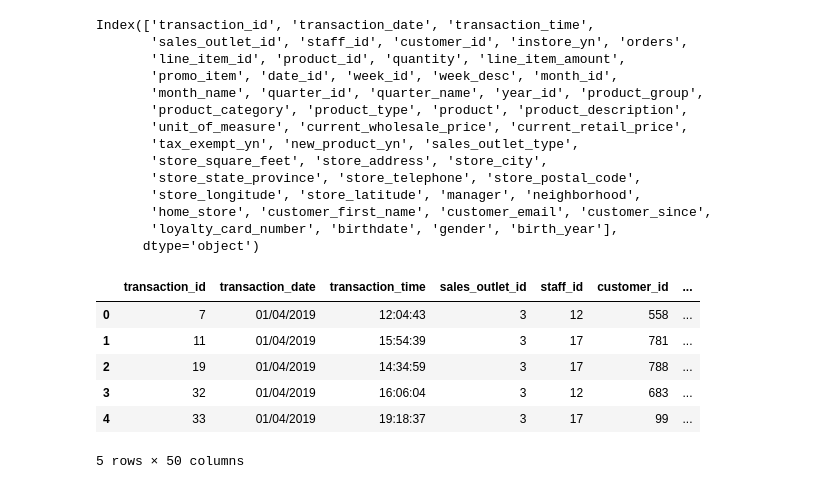
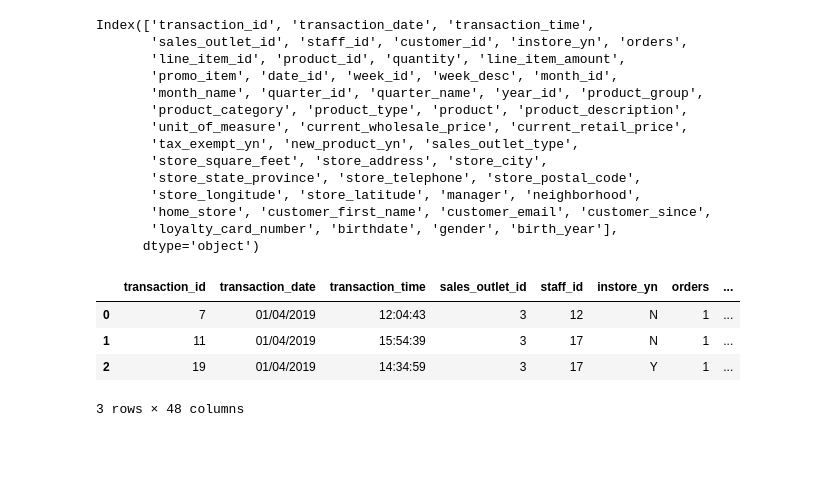
Before and after one commit to hpenapp/EjercicioRedencion, a Jupyter notebook: plotExamples.ipynb, the cells around one changed output. Drawn from its saved outputs; the diff is of its cells as text; code cells hidden in the pictures; blank space fills up the shorter version.

```diff
--- a/plotExamples.ipynb
+++ b/plotExamples.ipynb
@@ -230,13 +230,3 @@ Index(['transaction_id', 'transaction_date', 'transaction_time',
        'home_store', 'customer_first_name', 'customer_email', 'customer_since',
        'loyalty_card_number', 'birthdate', 'gender', 'birth_year'],
       dtype='object')
-# %%
-superData.head(5)
-# %% [output]
-|  | transaction_id | transaction_date | transaction_time | sales_outlet_id | staff_id | customer_id | ... |
-| 0 | 7 | 01/04/2019 | 12:04:43 | 3 | 12 | 558 | ... |
-| 1 | 11 | 01/04/2019 | 15:54:39 | 3 | 17 | 781 | ... |
-| 2 | 19 | 01/04/2019 | 14:34:59 | 3 | 17 | 788 | ... |
-| 3 | 32 | 01/04/2019 | 16:06:04 | 3 | 12 | 683 | ... |
-| 4 | 33 | 01/04/2019 | 19:18:37 | 3 | 17 | 99 | ... |
-5 rows × 50 columns
@@ -242,0 +235,8 @@ superData.head(5)
+# %%
+superData2.head(3)
+# %% [output]
+|  | transaction_id | transaction_date | transaction_time | sales_outlet_id | staff_id | instore_yn | orders | ... |
+| 0 | 7 | 01/04/2019 | 12:04:43 | 3 | 12 | N | 1 | ... |
+| 1 | 11 | 01/04/2019 | 15:54:39 | 3 | 17 | N | 1 | ... |
+| 2 | 19 | 01/04/2019 | 14:34:59 | 3 | 17 | Y | 1 | ... |
+3 rows × 48 columns
```
Also changed, not shown: parts of 5 cells of this notebook.
